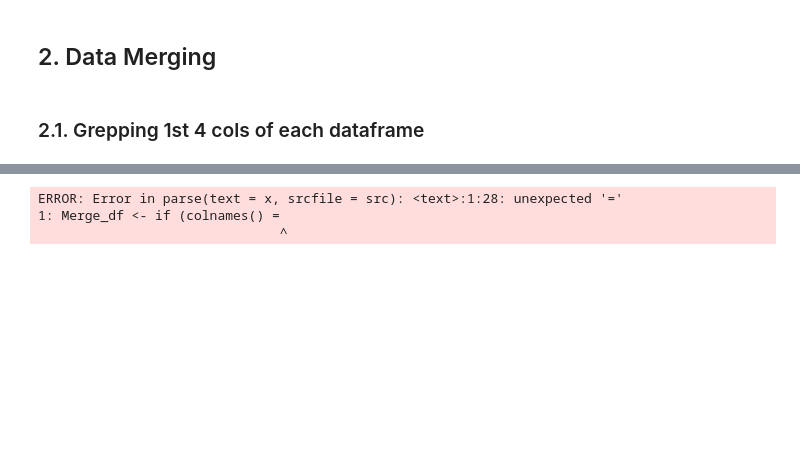
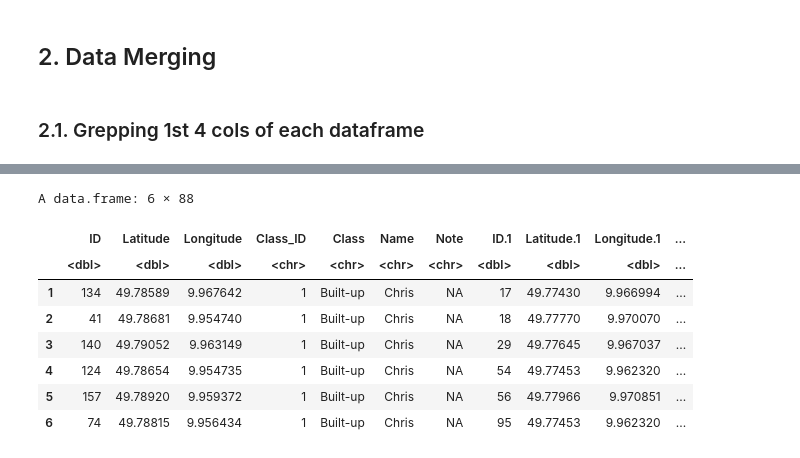
Before and after one commit to chrischank/MB3_FINAL, a Jupyter notebook: DataClean&Merge.ipynb, the cells around one changed output, grey strips where cells are left out. Saved outputs shown, nothing was run; the diff lists cells and outputs as text; code cells hidden in the pictures; blank space fills up the shorter version.

```diff
--- a/DataClean&Merge.ipynb
+++ b/DataClean&Merge.ipynb
@@ -104,10 +122,16 @@ A spec_tbl_df: 20 × 11
 # %%
-Merge_df <- if (colnames() = "ID", "Latitude", "Longitude", "Class_ID"){
-    cbind(Chris_data, Antonio_data, Diego_data, Kevin_data, Lui_data, Nils_data, Jakob_data, KM_data, Maurius_data, Sofia_data)
-}
-
-head(Merge_df)
+Merge_df <- cbind(Chris_data, Antonio_data, Diego_data, Kevin_data, Lui_data, Nils_data, Jakob_data, KM_data, Maurius_data, Sofia_data)
-# %% [output]
-ERROR: Error in parse(text = x, srcfile = src): <text>:1:28: unexpected '='
-1: Merge_df <- if (colnames() =
-                               ^
+# %%
+head(Merge_df)
+
+write.csv(Merge_df, file="C:/Users/s1526/Dropbox/EAGLE_Assessments/MB3_Geoinfo/MB3_FINAL/Data/Merge_df.csv", sep=",", col.names=TRUE)
+# %% [output]
+A data.frame: 6 × 88
+|  | ID | Latitude | Longitude | Class_ID | Class | Name | Note | ID.1 | Latitude.1 | Longitude.1 | ... |
+|  | <dbl> | <dbl> | <dbl> | <chr> | <chr> | <chr> | <chr> | <dbl> | <dbl> | <dbl> | ... |
+| 1 | 134 | 49.78589 | 9.967642 | 1 | Built-up | Chris | NA | 17 | 49.77430 | 9.966994 | ... |
+| 2 | 41 | 49.78681 | 9.954740 | 1 | Built-up | Chris | NA | 18 | 49.77770 | 9.970070 | ... |
+| 3 | 140 | 49.79052 | 9.963149 | 1 | Built-up | Chris | NA | 29 | 49.77645 | 9.967037 | ... |
+| 4 | 124 | 49.78654 | 9.954735 | 1 | Built-up | Chris | NA | 54 | 49.77453 | 9.962320 | ... |
+| 5 | 157 | 49.78920 | 9.959372 | 1 | Built-up | Chris | NA | 56 | 49.77966 | 9.970851 | ... |
+| 6 | 74 | 49.78815 | 9.956434 | 1 | Built-up | Chris | NA | 95 | 49.77453 | 9.962320 | ... |
```
Also changed, not shown: parts of 2 cells of this notebook, 15 other files.
